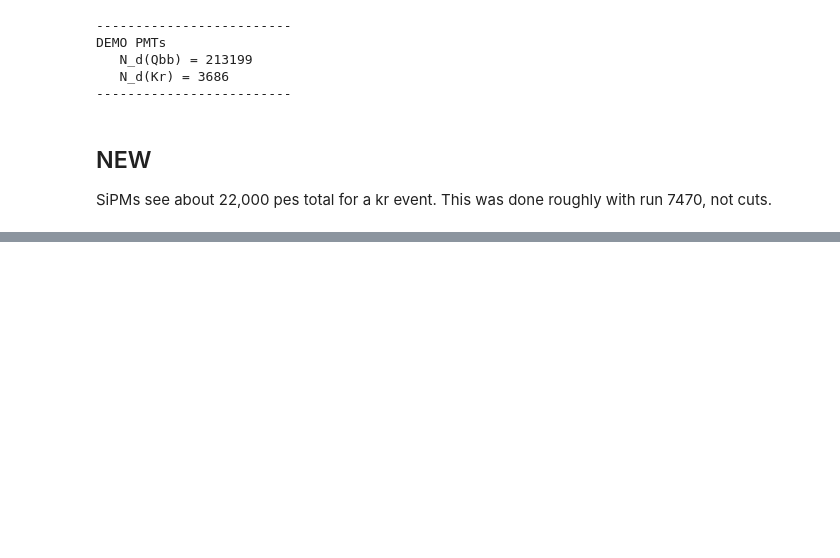
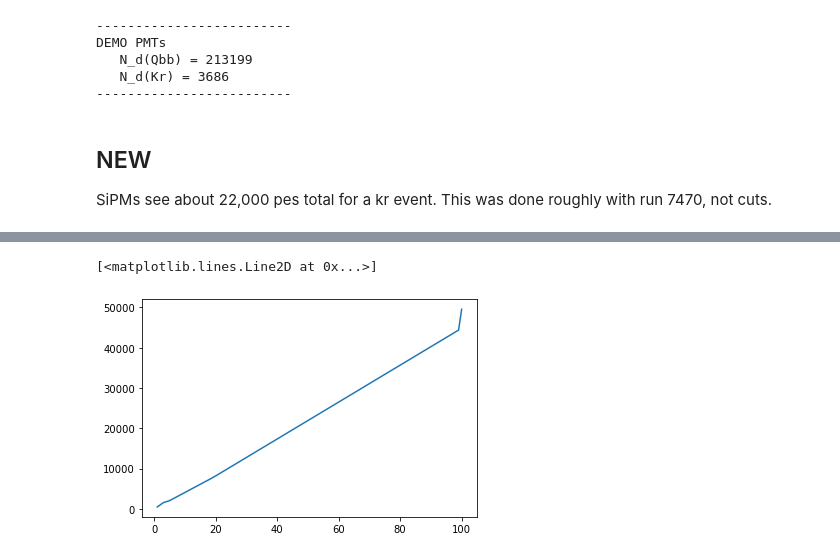
Before and after one commit to tcontrer/trackingplane, a Jupyter notebook: test_notebooks/photon_num_estimate.ipynb, the cells around one changed output, grey strips where cells are left out. Drawn from its saved outputs; the diff is of its cells as text; code cells hidden in the pictures; blank space fills up the shorter version.

```diff
--- a/test_notebooks/photon_num_estimate.ipynb
+++ b/test_notebooks/photon_num_estimate.ipynb
@@ -345,0 +462,12 @@ NEW PMTs
+# %%
+# Testing eres stuff
+names = ['s12mmp15', 's13mmp7mm','s3mmp15mm', 's6mmp15mm', 's3mmp7mm', 's3mmp3mm','s6mmp6mm']
+coverages = [0.73514, 3.3930, 3.914965, 15.65986, 18.0694, 98.37593, 98.394868]
+coverages = [1., 3., 5., 18., 20., 99., 100.]
+nt_fwhm = [471.68,1541.88,2033.38,7321.10,8175.60, 44389.90, 49565.82]
+nt_mean = [120187.23,553314.64,793155.23,3512105.58,3662840.31,20399213.63,22473237.79]
+# %%
+plt.plot(coverages, nt_fwhm)
+# %% [output]
+[<matplotlib.lines.Line2D at 0x...>]
+[figure, added]
```
Also changed, not shown: parts of 19 cells of this notebook.
